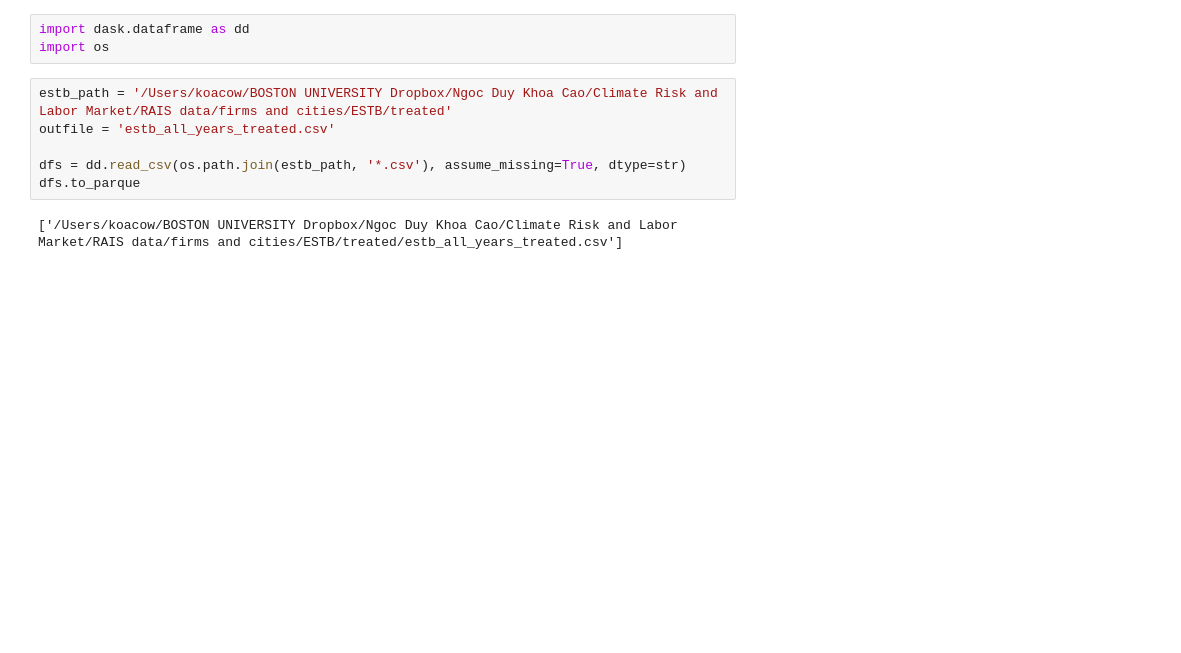
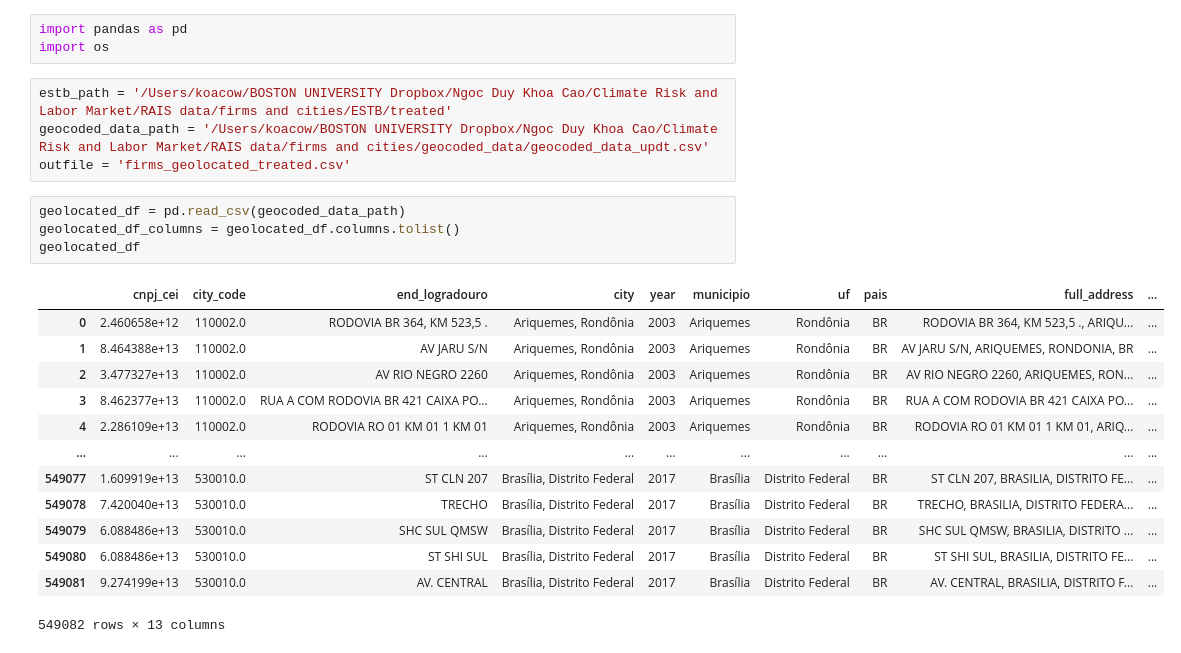
Before and after one commit to koacow/glob-s-RA, a Jupyter notebook: impact-of-disruptions-on-firms/merge_estb_treated.ipynb, the cells around one changed output. Cells and saved outputs as stored; diff of their text form; blank space fills up the shorter version.

```diff
--- a/impact-of-disruptions-on-firms/merge_estb_treated.ipynb
+++ b/impact-of-disruptions-on-firms/merge_estb_treated.ipynb
@@ -1,12 +1,26 @@
 # %%
-import dask.dataframe as dd
+import pandas as pd
 import os
 # %%
 estb_path = '/Users/koacow/BOSTON UNIVERSITY Dropbox/Ngoc Duy Khoa Cao/Climate Risk and Labor Market/RAIS data/firms and cities/ESTB/treated'
-outfile = 'estb_all_years_treated.csv'
-
-dfs = dd.read_csv(os.path.join(estb_path, '*.csv'), assume_missing=True, dtype=str)
-dfs.to_parque
+geocoded_data_path = '/Users/koacow/BOSTON UNIVERSITY Dropbox/Ngoc Duy Khoa Cao/Climate Risk and Labor Market/RAIS data/firms and cities/geocoded_data/geocoded_data_updt.csv'
+outfile = 'firms_geolocated_treated.csv'
-# %% [output]
-['/Users/koacow/BOSTON UNIVERSITY Dropbox/Ngoc Duy Khoa Cao/Climate Risk and Labor Market/RAIS data/firms and cities/ESTB/treated/estb_all_years_treated.csv']
+# %%
+geolocated_df = pd.read_csv(geocoded_data_path)
+geolocated_df_columns = geolocated_df.columns.tolist()
+geolocated_df
+# %% [output]
+|  | cnpj_cei | city_code | end_logradouro | city | year | municipio | uf | pais | full_address | ... |
+| 0 | 2.460658e+12 | 110002.0 | RODOVIA BR 364, KM 523,5 . | Ariquemes, Rondônia | 2003 | Ariquemes | Rondônia | BR | RODOVIA BR 364, KM 523,5 ., ARIQU... | ... |
+| 1 | 8.464388e+13 | 110002.0 | AV JARU S/N | Ariquemes, Rondônia | 2003 | Ariquemes | Rondônia | BR | AV JARU S/N, ARIQUEMES, RONDONIA, BR | ... |
+| 2 | 3.477327e+13 | 110002.0 | AV RIO NEGRO 2260 | Ariquemes, Rondônia | 2003 | Ariquemes | Rondônia | BR | AV RIO NEGRO 2260, ARIQUEMES, RON... | ... |
+| 3 | 8.462377e+13 | 110002.0 | RUA A COM RODOVIA BR 421 CAIXA PO... | Ariquemes, Rondônia | 2003 | Ariquemes | Rondônia | BR | RUA A COM RODOVIA BR 421 CAIXA PO... | ... |
+| 4 | 2.286109e+13 | 110002.0 | RODOVIA RO 01 KM 01 1 KM 01 | Ariquemes, Rondônia | 2003 | Ariquemes | Rondônia | BR | RODOVIA RO 01 KM 01 1 KM 01, ARIQ... | ... |
+| ... | ... | ... | ... | ... | ... | ... | ... | ... | ... | ... |
+| 549077 | 1.609919e+13 | 530010.0 | ST CLN 207 | Brasília, Distrito Federal | 2017 | Brasília | Distrito Federal | BR | ST CLN 207, BRASILIA, DISTRITO FE... | ... |
+| 549078 | 7.420040e+13 | 530010.0 | TRECHO | Brasília, Distrito Federal | 2017 | Brasília | Distrito Federal | BR | TRECHO, BRASILIA, DISTRITO FEDERA... | ... |
+| 549079 | 6.088486e+13 | 530010.0 | SHC SUL QMSW | Brasília, Distrito Federal | 2017 | Brasília | Distrito Federal | BR | SHC SUL QMSW, BRASILIA, DISTRITO ... | ... |
+| 549080 | 6.088486e+13 | 530010.0 | ST SHI SUL | Brasília, Distrito Federal | 2017 | Brasília | Distrito Federal | BR | ST SHI SUL, BRASILIA, DISTRITO FE... | ... |
+| 549081 | 9.274199e+13 | 530010.0 | AV. CENTRAL | Brasília, Distrito Federal | 2017 | Brasília | Distrito Federal | BR | AV. CENTRAL, BRASILIA, DISTRITO F... | ... |
+549082 rows × 13 columns
 # %%
```
Also changed, not shown: parts of 7 cells of this notebook.
